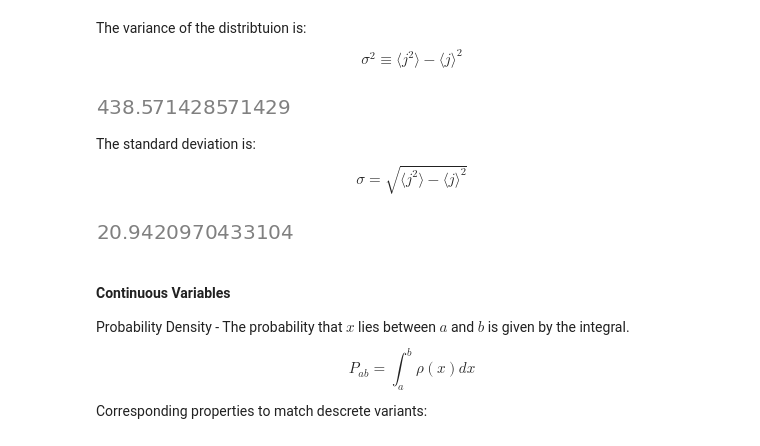
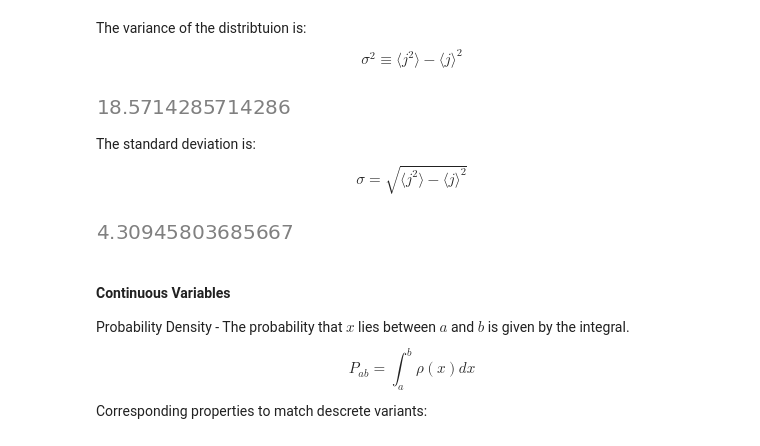
Before and after one commit to Artuk009/QuantumMechanics, a Jupyter notebook: IntroductionToQuantumMechanics/Chapter_01.ipynb, the cells around one changed output. Saved outputs shown, nothing was run; the diff lists cells and outputs as text; code cells hidden in the pictures.

```diff
--- a/IntroductionToQuantumMechanics/Chapter_01.ipynb
+++ b/IntroductionToQuantumMechanics/Chapter_01.ipynb
@@ -100,11 +100,11 @@ The variance of the distribtuion is: $$\sigma^{2}\equiv\langle j^2\rangle-\langl
 # %%
 def variance_of_ages(R):
     function = j**2
-    return average_of_function(function,R) - average_age(R)
+    return average_of_function(function,R) - average_age(R)**2
 
 variance_of_ages(R)
 # %% [output]
-[figure, old version]
+[figure, new version]
 # %% [markdown]
 The standard deviation is: $$\sigma=\sqrt{\langle j^2\rangle-\langle j\rangle^2}$$
 # %%
@@ -113,7 +113,7 @@ def standard_deviation(R):
 
 standard_deviation(R)
 # %% [output]
-[figure, old version]
+[figure, new version]
 # %% [markdown]
 #### Continuous Variables
 Probability Density - The probability that $x$ lies between $a$ and $b$ is given by the integral.
```
